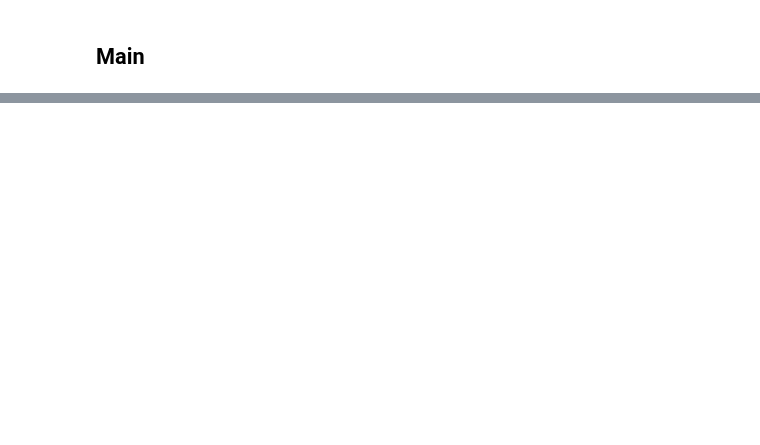
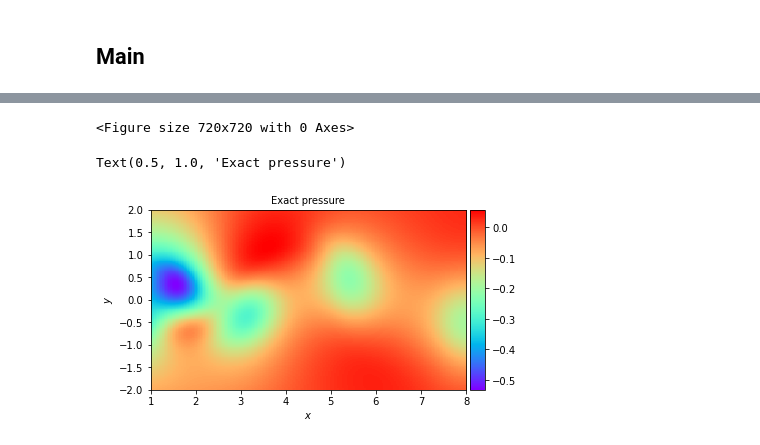
Before and after one commit to marcosbenicio/pinns, a Jupyter notebook: pinn_stokes.ipynb, the cells around one changed output, grey strips where cells are left out. Drawn from its saved outputs; the diff is of its cells as text; code cells hidden in the pictures; blank space fills up the shorter version.

```diff
--- a/pinn_stokes.ipynb
+++ b/pinn_stokes.ipynb
@@ -347,0 +400,17 @@ grads :
+# %%
+# Data test
+snapshot = [100]         # state of a system at a particular point in time
+x_test = xy[:,0:1]
+y_test = xy[:,1:2]
+t_test = tt[:,snapshot]
+
+xyt_test = tf.concat( (x_test, y_test, t_test), axis = 1)
+
+u_test = uv[:,0,snapshot]
+v_test = uv[:,1,snapshot]
+
+uv_test = tf.concat( (u_test, v_test), axis = 1)
+p_test = p[:,snapshot]
+
+# predict
+p_psi = nn_model.predict(xyt_test, batch_size = len(xyt_test))
@@ -347,0 +419,33 @@ grads :
+# %%
+min_val = xy.min(0)
+max_val = xy.max(0)
+n_points = 200
+
+x = np.linspace(min_val[0], max_val[0], n_points)
+y = np.linspace(min_val[1], max_val[1], n_points)
+X, Y = np.meshgrid(x,y)
+
+P_pred = griddata(xy, p_psi[:,1].flatten(), (X,Y) , method = "cubic")
+Psi_pred = griddata(xy, p_psi[:,0].flatten(), (X,Y) , method = "cubic")
+P_exact = griddata(xy, p_test.flatten(), (X, Y), method='cubic')
+# %%
+fig =  plt.figure(figsize=(10, 10))
+gs = GridSpec(nrows = 1, ncols = 2)
+# %% [output]
+<Figure size 720x720 with 0 Axes>
+# %%
+ax = plt.subplot(111)
+h = ax.imshow(P_exact, interpolation='nearest', cmap='rainbow',
+                extent=[x_test.min(), x_test.max(), y_test.min(), y_test.max()],
+                origin='lower', aspect='auto')
+divider = make_axes_locatable(ax)
+cax = divider.append_axes("right", size="5%", pad=0.05)
+
+fig.colorbar(h, cax=cax)
+ax.set_xlabel('$x$')
+ax.set_ylabel('$y$')
+ax.set_aspect('equal', 'box')
+ax.set_title('Exact pressure', fontsize = 10)
+# %% [output]
+Text(0.5, 1.0, 'Exact pressure')
+[figure, added]
```
Also changed, not shown: parts of 16 cells of this notebook.
